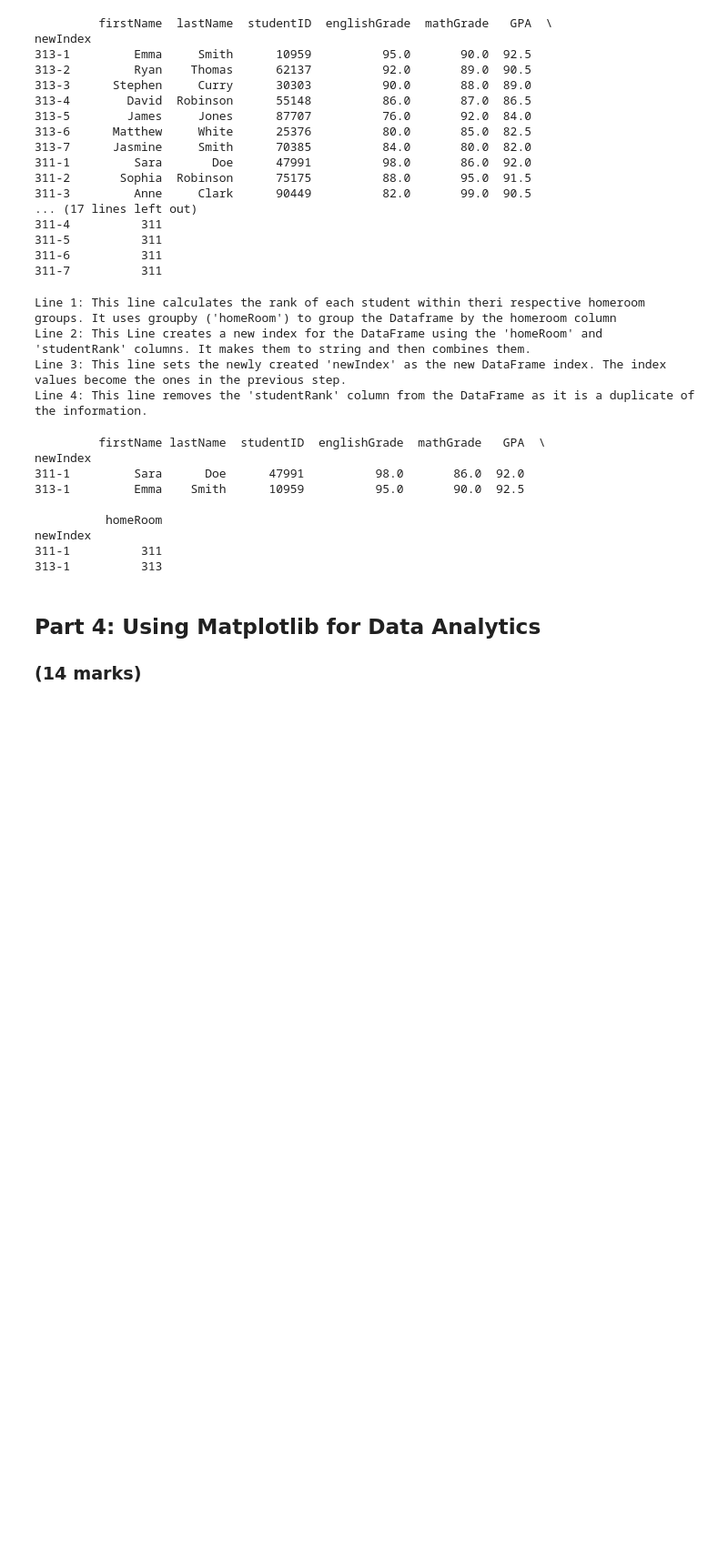
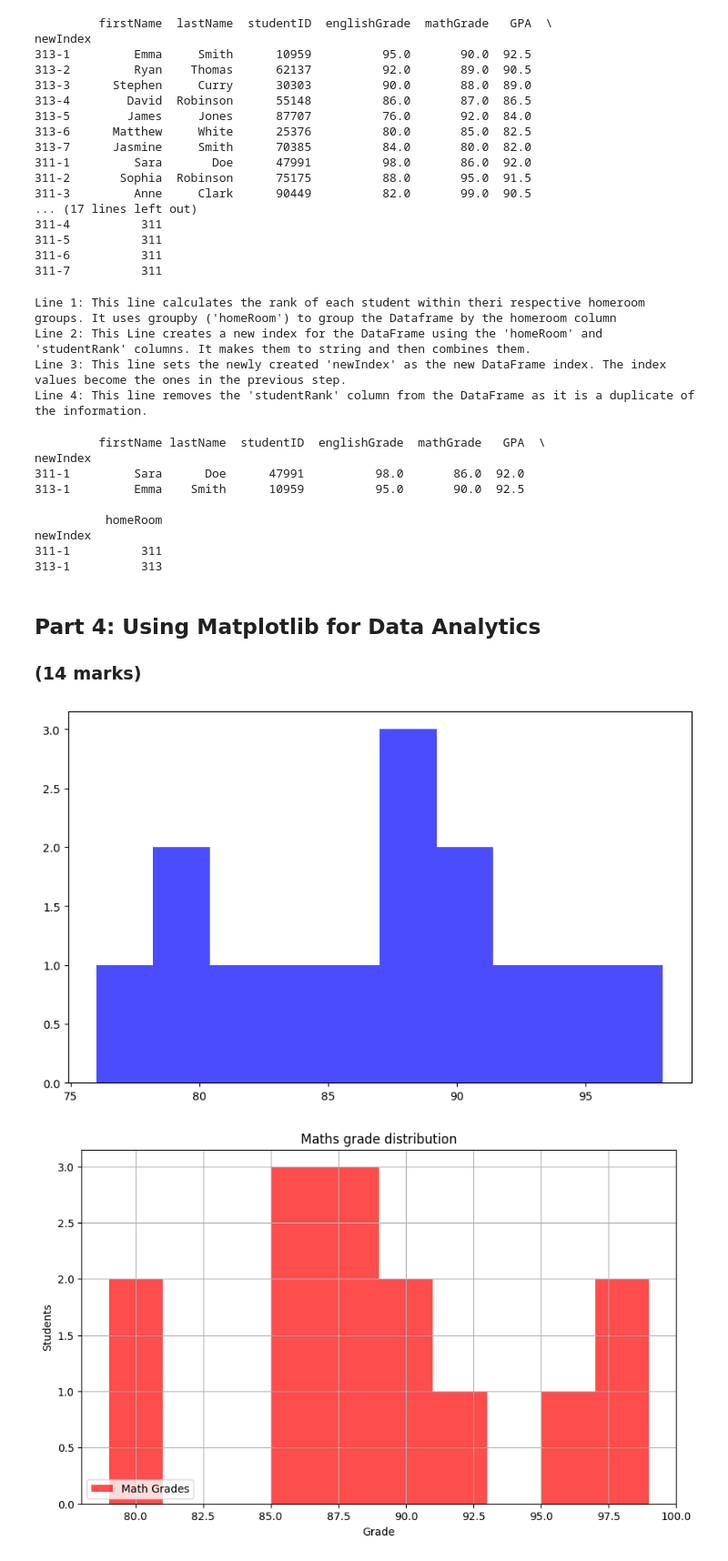
Before and after one commit to ObehiEdeoghon/engg680_2024_fall, a Jupyter notebook: Lab_Assignment1/StudentGradeManagementSystem.ipynb, the cells around one changed output. Shown: that part at 91% size. Drawn from its saved outputs; the diff is of its cells as text; code cells hidden in the pictures; blank space fills up the shorter version.

```diff
--- a/Lab_Assignment1/StudentGradeManagementSystem.ipynb
+++ b/Lab_Assignment1/StudentGradeManagementSystem.ipynb
@@ -456,27 +456,34 @@ newIndex
 # %%
 # Let's use matplotlib to display a histogram of the grades distribution
 # Histograms are useful for seeing the distribution of the students grades
 
 plt.figure(figsize=(10, 6))
 plt.hist(df_studentGrades['englishGrade'], bins=10, alpha=0.7, label='English Grades', color='blue')
 
 # Step 1: Use the line above as reference to create a histogram for the math grades
 # (1 mark)
-#
+plt.figure(figsize=(10, 6))
+plt.hist(df_studentGrades['mathGrade'], bins=10, alpha=0.7, label='Math Grades', color='red')
 
 # Step 2: Ensure that your plot is descriptive, so use labels (x and y axis), a title, and a legend.
 # Hint: Use the matplotlib .legend(loc='<location>') to add and place the legend.
 # You can use 'upper left', 'upper right', 'lower left', and 'lower right' to specify the location.
 # (4 marks)
-#
+plt.xlabel('Grade')
+plt.ylabel('Students')
+plt.title('Maths grade distribution')
+plt.legend(loc='lower left')
 plt.grid(True)
 
 # Step 3: Use the .savefig('<image_title>'.png) to output an image file of the histogram.
 # Please be sure to use a descriptive title!
 # (1 mark)
 #
-
+plt.savefig('Math grade distribution.png')
 plt.show()
+# %% [output]
+[figure, added]
+[figure, added]
 # %%
 # Let's also use matplotlib to display a scatter plot of English vs. Math grades
 # Scatter plots are useful for seeing the relationship between two variables
```
Also changed, not shown: parts of 5 cells of this notebook.
